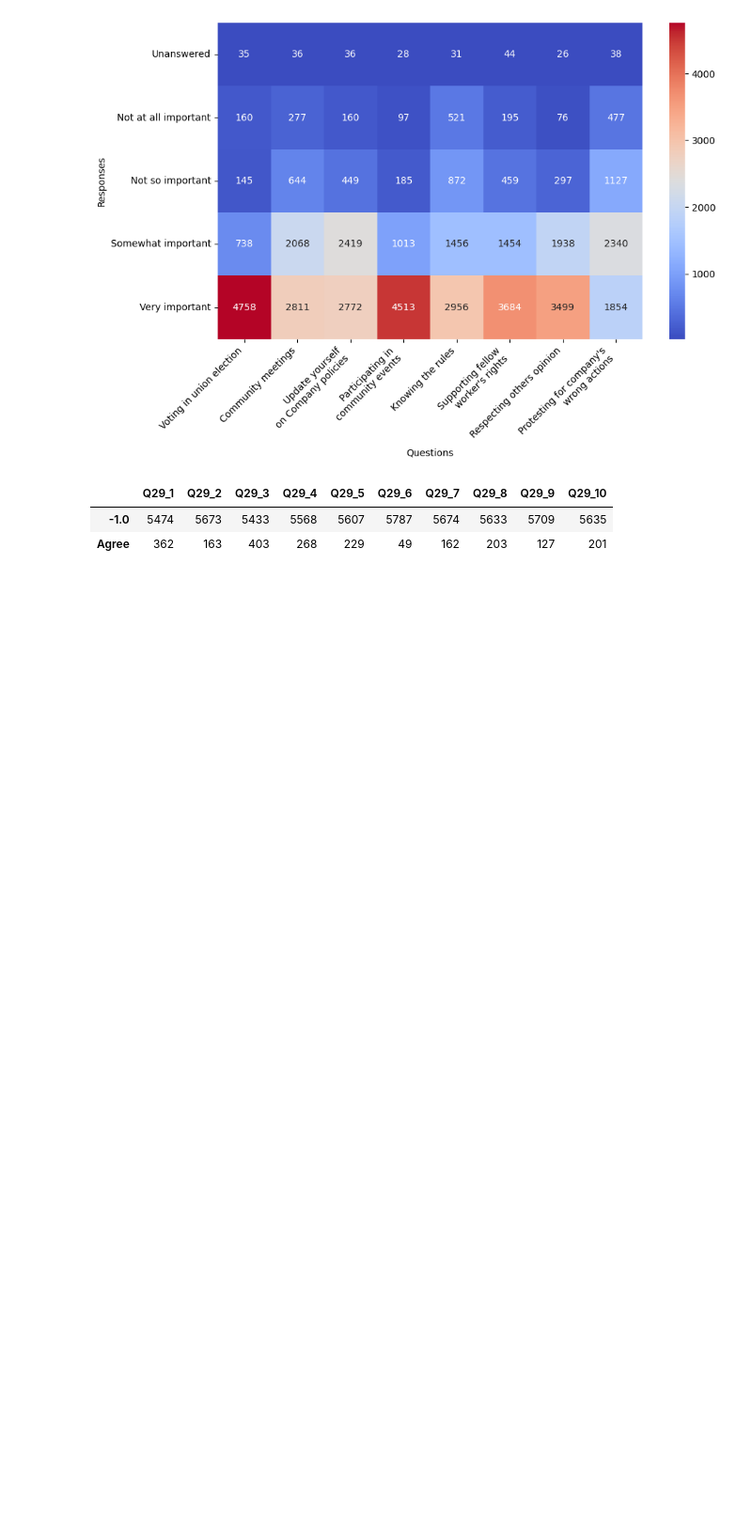
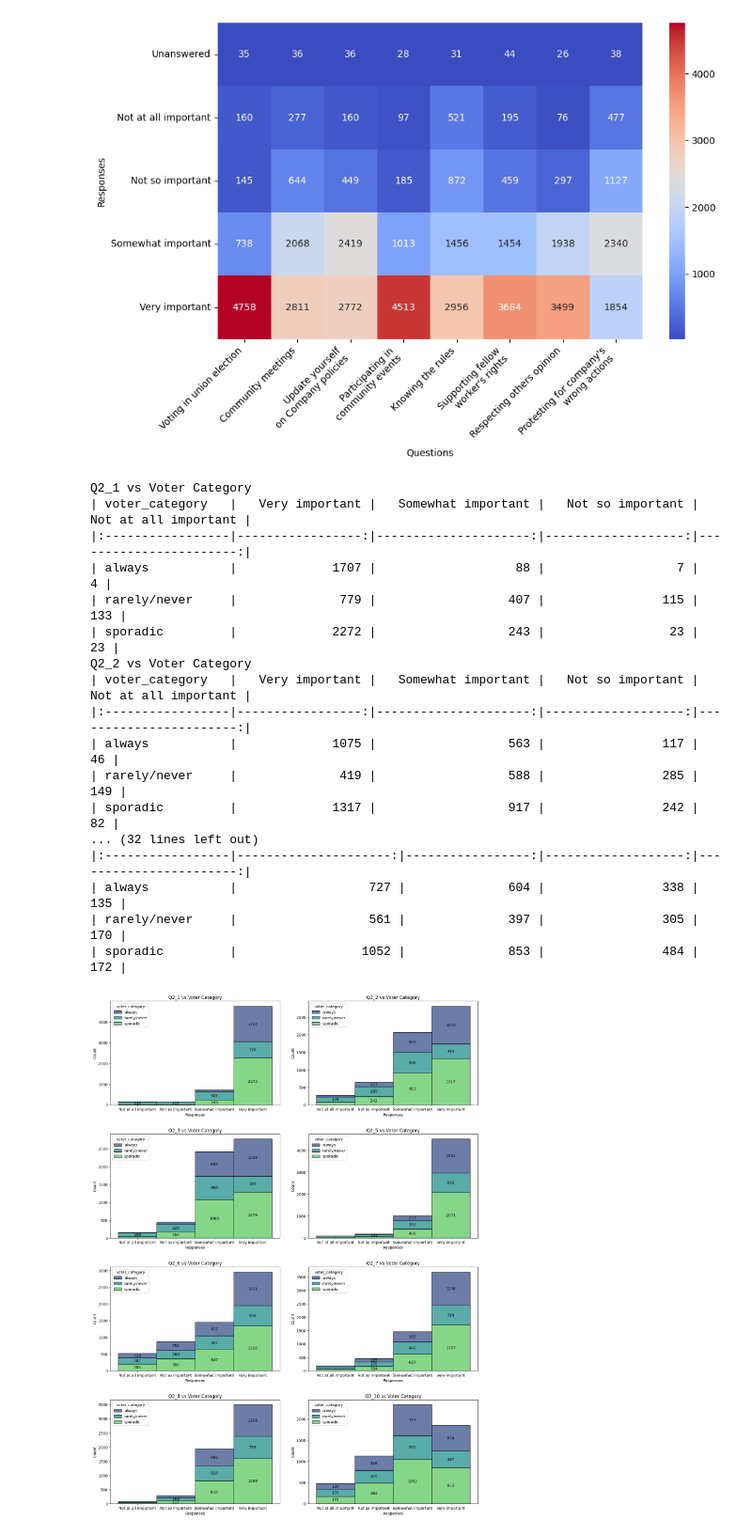
Before and after one commit to Kaustav-Goswami9/Data-Viz, a Jupyter notebook: topic_1.ipynb, the cells around one changed output. Shown: that part at 94% size. Drawn from its saved outputs; the diff is of its cells as text; code cells hidden in the pictures; blank space fills up the shorter version.

Commit message:
updated the cat-1.png and topic_1.ipynb files

```diff
--- a/topic_1.ipynb
+++ b/topic_1.ipynb
@@ -56,13 +57,62 @@ sns_heatmap.set_xticklabels(['Voting in union election', 'Community meetings', '
 plt.savefig('./Topic charts/Q-2.png', dpi=300, bbox_inches='tight')
 # %% [output]
 [figure]
-# %%
-# plot pie chart for Q29_1 to Q29_10 columns
-q29_columns = ['Q29_1', 'Q29_2', 'Q29_3', 'Q29_4', 'Q29_5', 'Q29_6', 'Q29_7', 'Q29_8', 'Q29_9', 'Q29_10']
-pivot_table = data[q29_columns].apply(pd.Series.value_counts).fillna(0)
-
-pivot_table
-# %% [output]
-|  | Q29_1 | Q29_2 | Q29_3 | Q29_4 | Q29_5 | Q29_6 | Q29_7 | Q29_8 | Q29_9 | Q29_10 |
-| -1.0 | 5474 | 5673 | 5433 | 5568 | 5607 | 5787 | 5674 | 5633 | 5709 | 5635 |
-| Agree | 362 | 163 | 403 | 268 | 229 | 49 | 162 | 203 | 127 | 201 |
+# %%
+data = pd.read_csv('no_encoding_data.csv')
+
+q2_columns = ['Q2_1', 'Q2_2', 'Q2_3', 'Q2_5', 'Q2_6', 'Q2_7', 'Q2_8', 'Q2_10']
+# make a pivot table for Q2_1 to Q2_10 columns vs voter_category
+# pivot_table = pd.pivot_table(data, index='voter_category',
+#                              values=q2_columns, fill_value=0,
+#                              aggfunc=lambda x: x.value_counts().to_dict())
+# print(pivot_table.to_markdown())
+
+# plot histogram for Q2_1 to Q2_10 columns vs voter_category
+fig, axes = plt.subplots(4, 2, figsize=(15, 20))
+
+for i, col in enumerate(q2_columns):
+    temp = data[data[col] != '-1'].sort_values(by=['voter_category', col])
+
+    pivot_table = pd.pivot_table(temp, index='voter_category',
+                             values=col, fill_value=0,
+                             aggfunc=lambda x: x.value_counts().to_dict())
+    # Convert the pivot table to a DataFrame
+    pivot_df = pd.DataFrame(pivot_table[col].tolist(), index=pivot_table.index)
+    print(f'{col} vs Voter Category')
+    print(pivot_df.to_markdown())
+
+    sns_hist = sns.histplot(data=temp, x=col, hue='voter_category', multiple='stack',
+                            ax=axes[i//2, i % 2], palette='viridis')
+    axes[i//2, i % 2].set_title(f'{col} vs Voter Category')
+    axes[i//2, i % 2].set_xlabel('Responses')
+    axes[i//2, i % 2].set_ylabel('Count')
+    # annotate each section with data values
+    for p in sns_hist.patches:
+        height = p.get_height()
+        if height > 100:
+            axes[i//2, i % 2].annotate(f'{int(height)}',
+                                       (p.get_x() + p.get_width() /
+                                       2., height/2+p.get_y()),
+                                       va='center', ha='center')
+plt.tight_layout(pad=3.0)
+plt.savefig('./Topic charts/cat-1.png', dpi=300, bbox_inches='tight')
+plt.show()
+# %% [output]
+Q2_1 vs Voter Category
+| voter_category   |   Very important |   Somewhat important |   Not so important |   Not at all important |
+|:-----------------|-----------------:|---------------------:|-------------------:|-----------------------:|
+| always           |             1707 |                   88 |                  7 |                      4 |
+| rarely/never     |              779 |                  407 |                115 |                    133 |
+| sporadic         |             2272 |                  243 |                 23 |                     23 |
+Q2_2 vs Voter Category
+| voter_category   |   Very important |   Somewhat important |   Not so important |   Not at all important |
+|:-----------------|-----------------:|---------------------:|-------------------:|-----------------------:|
+| always           |             1075 |                  563 |                117 |                     46 |
+| rarely/never     |              419 |                  588 |                285 |                    149 |
+| sporadic         |             1317 |                  917 |                242 |                     82 |
+... (32 lines left out)
+|:-----------------|---------------------:|-----------------:|-------------------:|-----------------------:|
+| always           |                  727 |              604 |                338 |                    135 |
+| rarely/never     |                  561 |              397 |                305 |                    170 |
+| sporadic         |                 1052 |              853 |                484 |                    172 |
+[figure, added]
```
Also changed, not shown: parts of 1 cell of this notebook, 1 other file.
